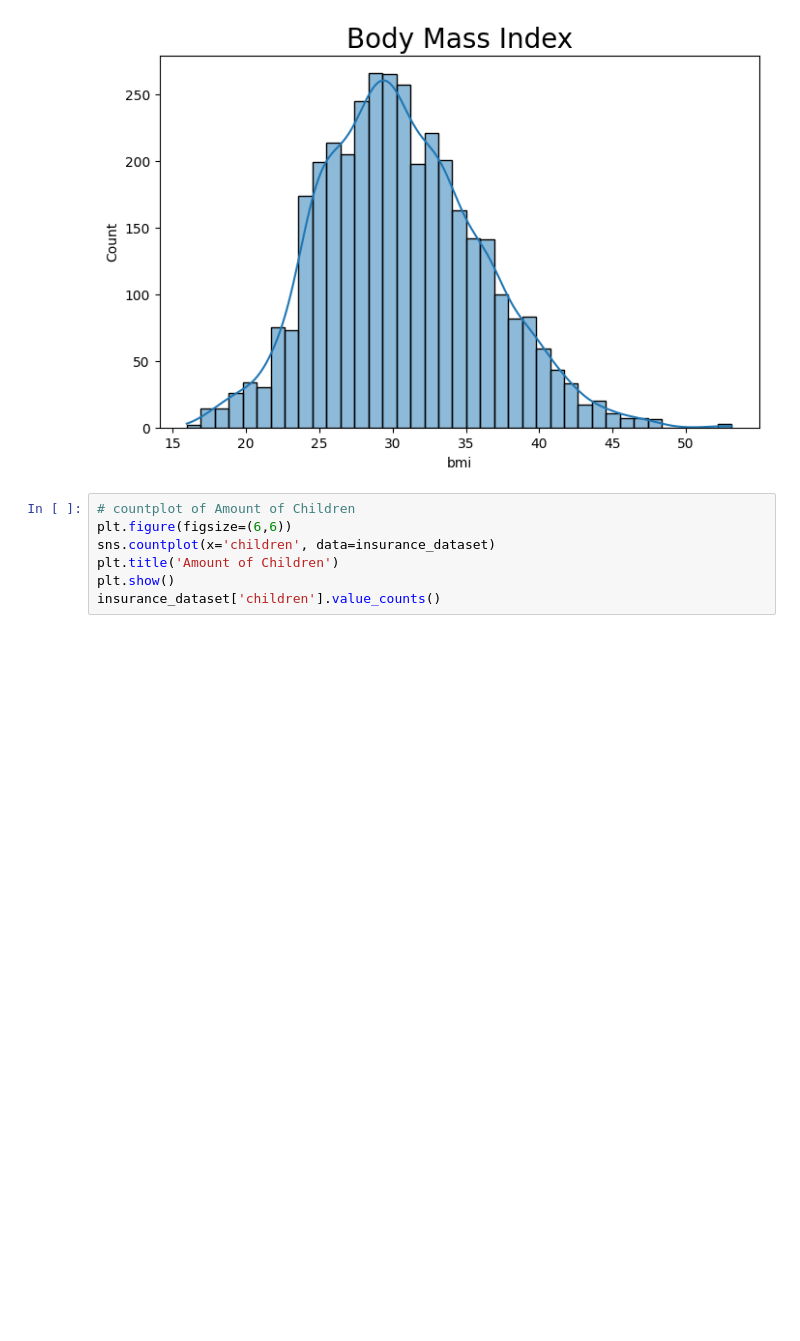
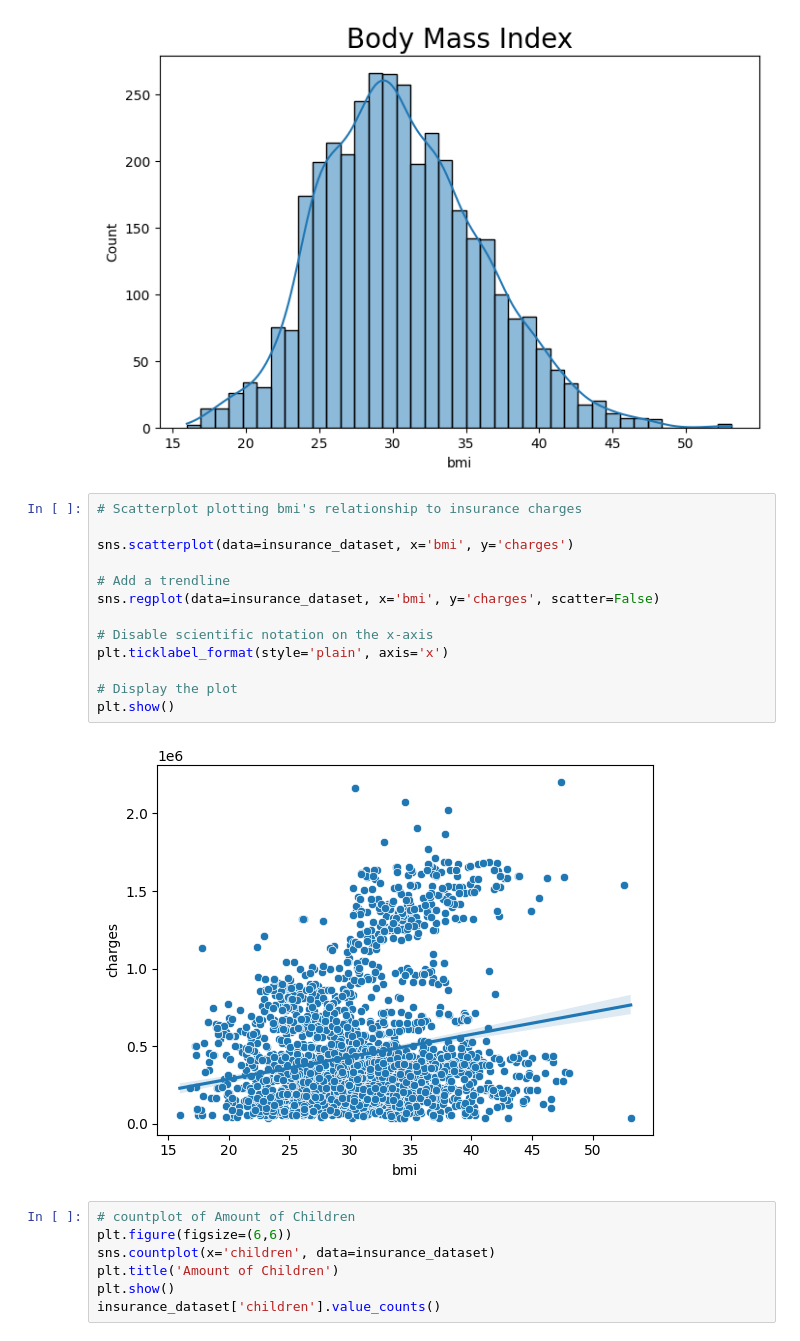
Before and after one commit to Patarakorn/Health-Insurance-Cost-Predictor, a Jupyter notebook: Machine_Learning_Insurance_Cost_Predictor.ipynb, the cells around one changed output. Cells and saved outputs as stored; diff of their text form; blank space fills up the shorter version.

```diff
--- a/Machine_Learning_Insurance_Cost_Predictor.ipynb
+++ b/Machine_Learning_Insurance_Cost_Predictor.ipynb
@@ -202,6 +217,21 @@ plt.title('Body Mass Index', fontsize=20)
 plt.show()
 # %% [output]
 [figure]
+# %%
+# Scatterplot plotting bmi's relationship to insurance charges
+
+sns.scatterplot(data=insurance_dataset, x='bmi', y='charges')
+
+# Add a trendline
+sns.regplot(data=insurance_dataset, x='bmi', y='charges', scatter=False)
+
+# Disable scientific notation on the x-axis
+plt.ticklabel_format(style='plain', axis='x')
+
+# Display the plot
+plt.show()
+# %% [output]
+[figure, added]
 # %%
 # countplot of Amount of Children
 plt.figure(figsize=(6,6))
```
Also changed, not shown: parts of 11 cells of this notebook.
